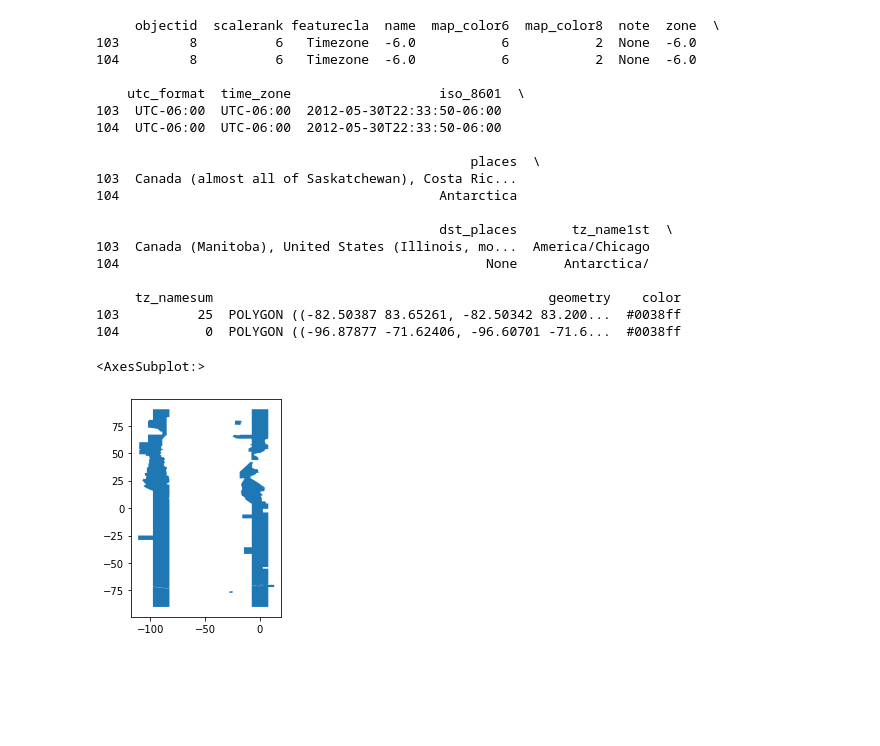
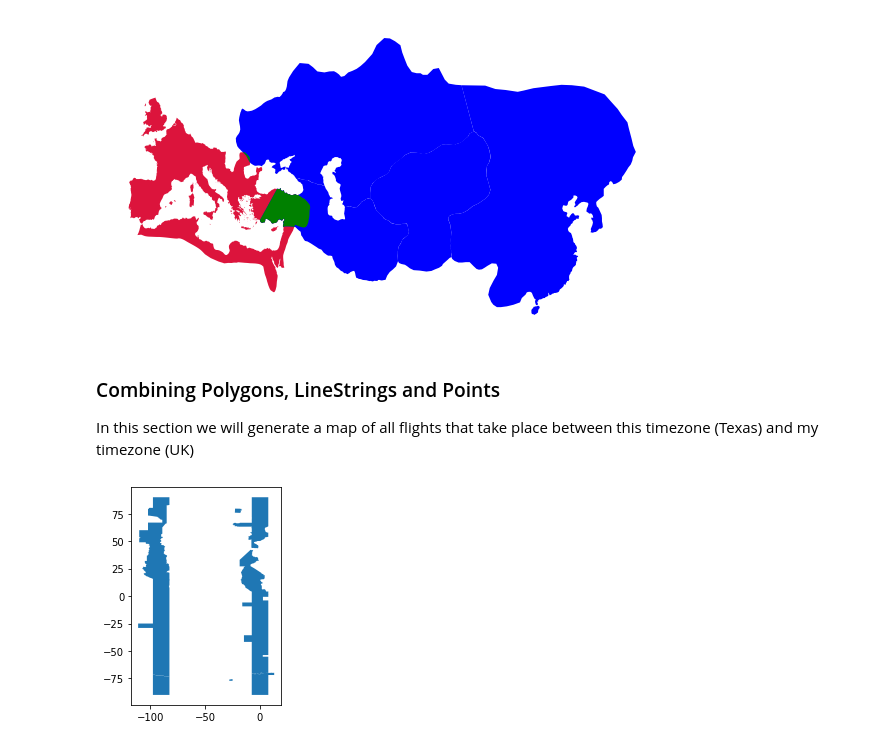
Before and after one commit to symmy596/PythonMaps-Scipy-2022, a Jupyter notebook: slides/4_Polygons.ipynb, the cells around one changed output. Saved outputs shown, nothing was run; the diff lists cells and outputs as text; code cells hidden in the pictures; blank space fills up the shorter version.

```diff
--- a/slides/4_Polygons.ipynb
+++ b/slides/4_Polygons.ipynb
@@ -35,28 +64,31 @@ plt.show()
+# %%
+roman_empire = gpd.read_file("../resources/roman_empire.geojson")
+mongol_empire = gpd.read_file("../resources/mongol_empire.geojson")
+# %%
+overlap = roman_empire.overlay(mongol_empire, how='intersection')
+# %%
+fig, ax = plt.subplots(subplot_kw={'projection': ccrs.Mercator()}, figsize=(10,10))
+
+roman_empire.plot(ax=ax, transform=ccrs.PlateCarree(), color='crimson')
+mongol_empire.plot(ax=ax, transform=ccrs.PlateCarree(), color='blue')
+overlap.plot(ax=ax, transform=ccrs.PlateCarree(), color='green')
+ax.axis('off')
+plt.show()
+# %% [output]
+[figure, added]
+# %% [markdown]
+### Combining Polygons, LineStrings and Points
+
+In this section we will generate a map of all flights that take place between this timezone (Texas) and my timezone (UK)
 # %%
-uk = data.loc[data['name'] == 0]
-texas = data.loc[data['name'] == -6]
+import pandas as pd
+
+uk = data.loc[data['name'] == '0']
+texas = data.loc[data['name'] == '-6']
 my_flight = pd.concat([uk, texas])
+my_flight.plot()
+plt.show()
 # %% [output]
-     objectid  scalerank featurecla  name  map_color6  map_color8  note  zone  \
-103         8          6   Timezone  -6.0           6           2  None  -6.0
-104         8          6   Timezone  -6.0           6           2  None  -6.0
-
-    utc_format  time_zone                   iso_8601  \
-103  UTC-06:00  UTC-06:00  2012-05-30T22:33:50-06:00
-104  UTC-06:00  UTC-06:00  2012-05-30T22:33:50-06:00
-
-                                                places  \
-103  Canada (almost all of Saskatchewan), Costa Ric...
-104                                         Antarctica
-
-                                            dst_places       tz_name1st  \
-103  Canada (Manitoba), United States (Illinois, mo...  America/Chicago
-104                                               None      Antarctica/
-
-     tz_namesum                                           geometry    color
-103          25  POLYGON ((-82.50387 83.65261, -82.50342 83.200...  #0038ff
-104           0  POLYGON ((-96.87877 -71.62406, -96.60701 -71.6...  #0038ff
-<AxesSubplot:>
 [figure]
 # %%
 airports = pd.read_csv("../resources/airports", delimiter=',', names=['id', 'name', 'city', 'country', 'iata',
```
Also changed, not shown: parts of 18 cells of this notebook, 21 other files.
